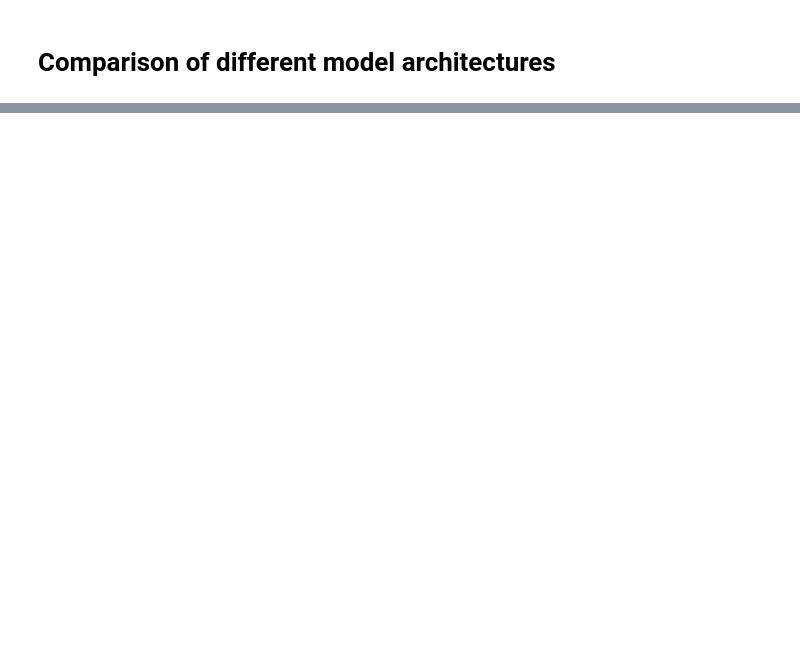
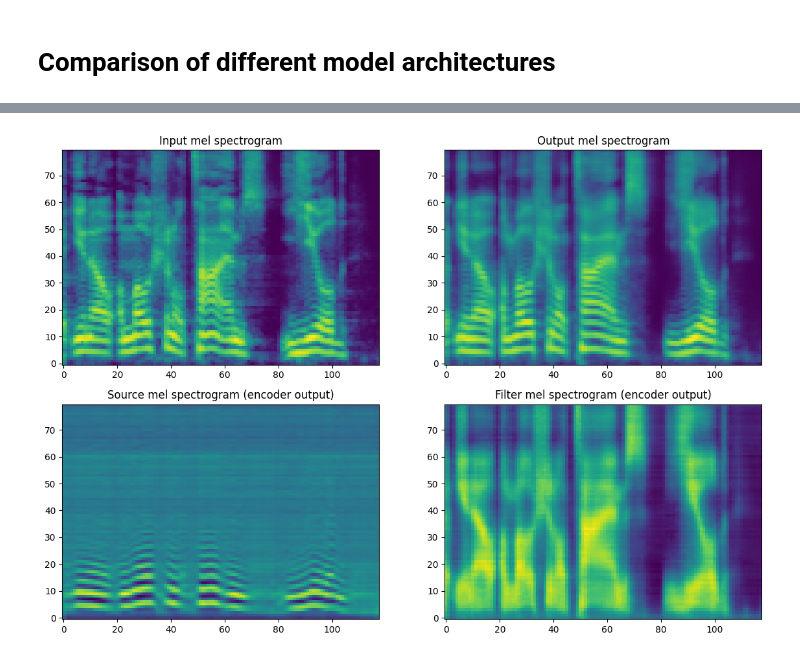
Before and after one commit to a-baur/DDDM-EVC, a Jupyter notebook: analysis/model_comparison.ipynb, the cells around one changed output, grey strips where cells are left out. Saved outputs shown, nothing was run; the diff lists cells and outputs as text; code cells hidden in the pictures; blank space fills up the shorter version.

Commit message:
added new model to comparisons

```diff
--- a/analysis/model_comparison.ipynb
+++ b/analysis/model_comparison.ipynb
@@ -95,3 +96,7 @@ plot_model_output(x, n_frames, "vc_xlsr_ph_yin")
 [interactive output not drawn]
 [interactive output not drawn]
 [interactive output not drawn]
+# %%
+plot_model_output(x, n_frames, "vc_xlsr_yin")
+# %% [output]
+[figure, added]
```
Also changed, not shown: parts of 4 cells of this notebook.
